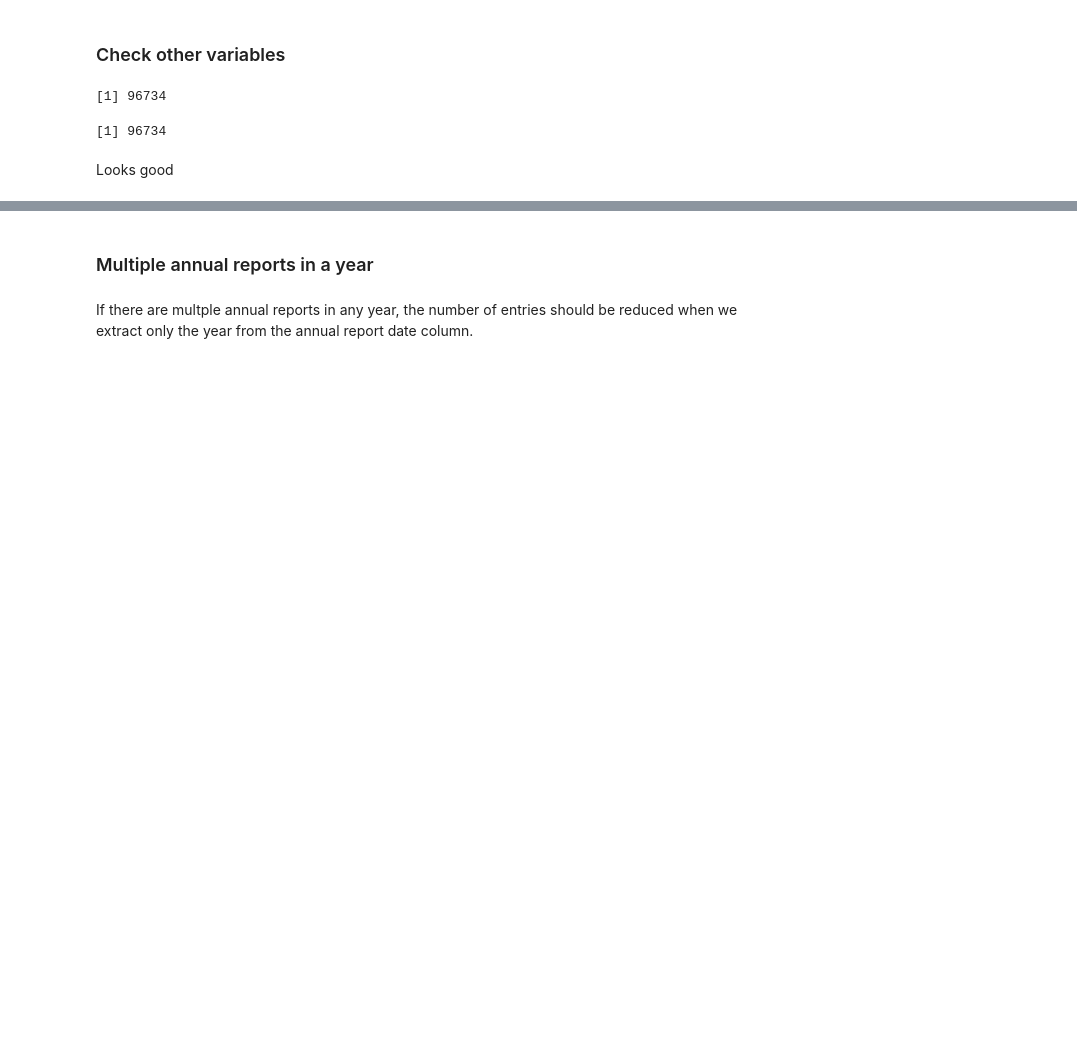
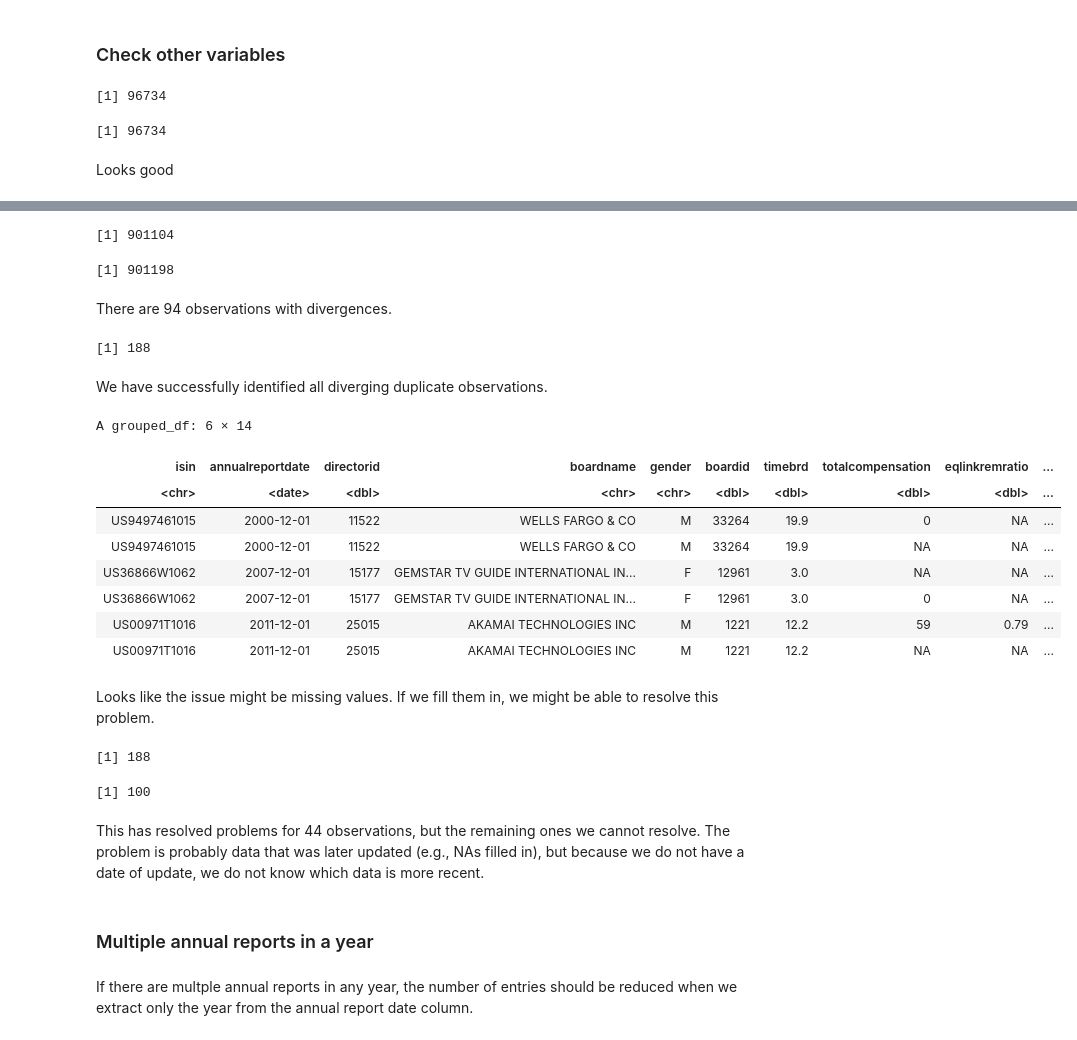
Before and after one commit to julianbarg/boardex, a Jupyter notebook: data_validation.ipynb, the cells around one changed output, grey strips where cells are left out. Saved outputs shown, nothing was run; the diff lists cells and outputs as text; code cells hidden in the pictures; blank space fills up the shorter version.

```diff
--- a/data_validation.ipynb
+++ b/data_validation.ipynb
@@ -90,3 +100,63 @@ Looks good
+# %%
+nrow(unique(select(na_summary, annualreportdate, isin, directorid)))
+# %% [output]
+[1] 901104
+# %%
+nrow(unique(na_summary))
+# %% [output]
+[1] 901198
+# %% [markdown]
+There are 94 observations with divergences.
+# %%
+inconsistencies <- na_summary %>%
+    group_by(isin, annualreportdate, directorid) %>%
+    distinct() %>%
+    mutate(n = n()) %>%
+    filter(n > 1)
+
+nrow(inconsistencies)
+# %% [output]
+[1] 188
+# %% [markdown]
+We have successfully identified all diverging duplicate observations.
+# %%
+head(select(inconsistencies, isin, annualreportdate, directorid, everything()))
+# %% [output]
+A grouped_df: 6 × 14
+| isin | annualreportdate | directorid | boardname | gender | boardid | timebrd | totalcompensation | eqlinkremratio | ... |
+| <chr> | <date> | <dbl> | <chr> | <chr> | <dbl> | <dbl> | <dbl> | <dbl> | ... |
+| US9497461015 | 2000-12-01 | 11522 | WELLS FARGO & CO | M | 33264 | 19.9 | 0 | NA | ... |
+| US9497461015 | 2000-12-01 | 11522 | WELLS FARGO & CO | M | 33264 | 19.9 | NA | NA | ... |
+| US36866W1062 | 2007-12-01 | 15177 | GEMSTAR TV GUIDE INTERNATIONAL IN... | F | 12961 | 3.0 | NA | NA | ... |
+| US36866W1062 | 2007-12-01 | 15177 | GEMSTAR TV GUIDE INTERNATIONAL IN... | F | 12961 | 3.0 | 0 | NA | ... |
+| US00971T1016 | 2011-12-01 | 25015 | AKAMAI TECHNOLOGIES INC | M | 1221 | 12.2 | 59 | 0.79 | ... |
+| US00971T1016 | 2011-12-01 | 25015 | AKAMAI TECHNOLOGIES INC | M | 1221 | 12.2 | NA | NA | ... |
+# %% [markdown]
+Looks like the issue might be missing values. If we fill them in, we might be able to resolve this problem.
+# %%
+# In theory, we should be able to just arrange by variables and have NAs at the end, but for some reason it's not quite working.
+inconsistencies$nas <- rowSums(is.na(inconsistencies))
+
+inconsistencies <- inconsistencies %>%
+    group_by(isin, annualreportdate, directorid) %>%
+    arrange(nas) %>%
+    fill(totalcompensation, eqlinkremratio) %>%
+    select(-c(n, nas))
+
+nrow(inconsistencies)
+# %% [output]
+[1] 188
+# %%
+inconsistencies_remaining <- inconsistencies %>%
+    group_by(isin, annualreportdate, directorid) %>%
+    distinct() %>%
+    mutate(n = n()) %>%
+    filter(n > 1)
+nrow(inconsistencies_remaining)
+# %% [output]
+[1] 100
+# %% [markdown]
+This has resolved problems for 44 observations, but the remaining ones we cannot resolve. The problem is probably data that was later updated (e.g., NAs filled in), but because we do not have a date of update, we do not know which data is more recent.
 # %% [markdown]
 ### Multiple annual reports in a year
 # %% [markdown]
```
Also changed, not shown: parts of 39 cells of this notebook, 2 other files.
